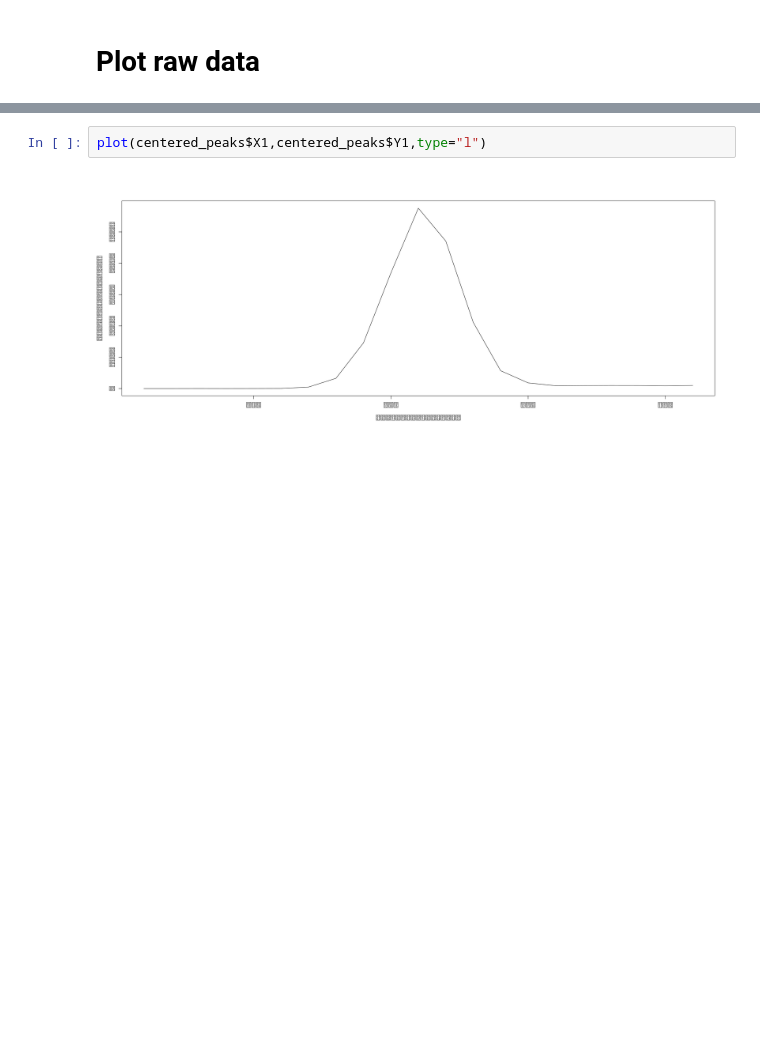
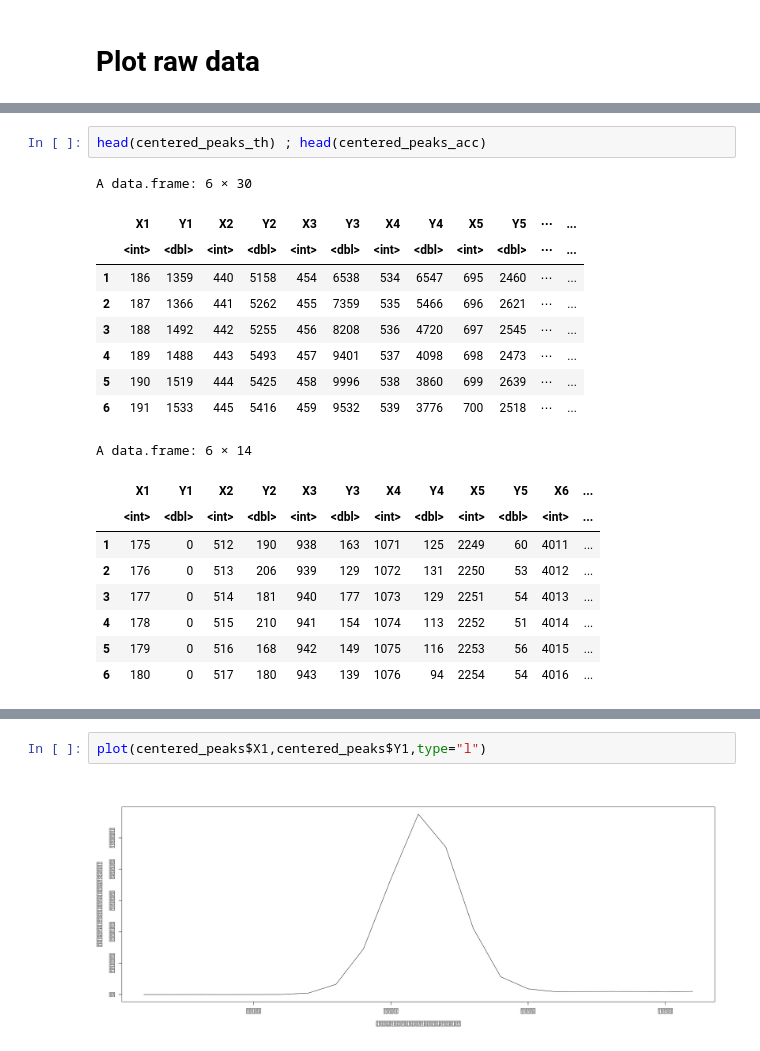
Before and after one commit to jtfreitas/AdSt_project, a Jupyter notebook: jf_nb.ipynb, the cells around one changed output, grey strips where cells are left out. Saved outputs shown, nothing was run; the diff lists cells and outputs as text; blank space fills up the shorter version.

```diff
--- a/jf_nb.ipynb
+++ b/jf_nb.ipynb
@@ -145,0 +117,21 @@ Warning message in split.default(data$Ch, ceiling(row(data)/n.pts)):
+# %%
+head(centered_peaks_th) ; head(centered_peaks_acc)
+# %% [output]
+A data.frame: 6 × 30
+|  | X1 | Y1 | X2 | Y2 | X3 | Y3 | X4 | Y4 | X5 | Y5 | ⋯ | ... |
+|  | <int> | <dbl> | <int> | <dbl> | <int> | <dbl> | <int> | <dbl> | <int> | <dbl> | ⋯ | ... |
+| 1 | 186 | 1359 | 440 | 5158 | 454 | 6538 | 534 | 6547 | 695 | 2460 | ⋯ | ... |
+| 2 | 187 | 1366 | 441 | 5262 | 455 | 7359 | 535 | 5466 | 696 | 2621 | ⋯ | ... |
+| 3 | 188 | 1492 | 442 | 5255 | 456 | 8208 | 536 | 4720 | 697 | 2545 | ⋯ | ... |
+| 4 | 189 | 1488 | 443 | 5493 | 457 | 9401 | 537 | 4098 | 698 | 2473 | ⋯ | ... |
+| 5 | 190 | 1519 | 444 | 5425 | 458 | 9996 | 538 | 3860 | 699 | 2639 | ⋯ | ... |
+| 6 | 191 | 1533 | 445 | 5416 | 459 | 9532 | 539 | 3776 | 700 | 2518 | ⋯ | ... |
+A data.frame: 6 × 14
+|  | X1 | Y1 | X2 | Y2 | X3 | Y3 | X4 | Y4 | X5 | Y5 | X6 | ... |
+|  | <int> | <dbl> | <int> | <dbl> | <int> | <dbl> | <int> | <dbl> | <int> | <dbl> | <int> | ... |
+| 1 | 175 | 0 | 512 | 190 | 938 | 163 | 1071 | 125 | 2249 | 60 | 4011 | ... |
+| 2 | 176 | 0 | 513 | 206 | 939 | 129 | 1072 | 131 | 2250 | 53 | 4012 | ... |
+| 3 | 177 | 0 | 514 | 181 | 940 | 177 | 1073 | 129 | 2251 | 54 | 4013 | ... |
+| 4 | 178 | 0 | 515 | 210 | 941 | 154 | 1074 | 113 | 2252 | 51 | 4014 | ... |
+| 5 | 179 | 0 | 516 | 168 | 942 | 149 | 1075 | 116 | 2253 | 56 | 4015 | ... |
+| 6 | 180 | 0 | 517 | 180 | 943 | 139 | 1076 | 94 | 2254 | 54 | 4016 | ... |
```
Also changed, not shown: parts of 11 cells of this notebook, 13 other files.
